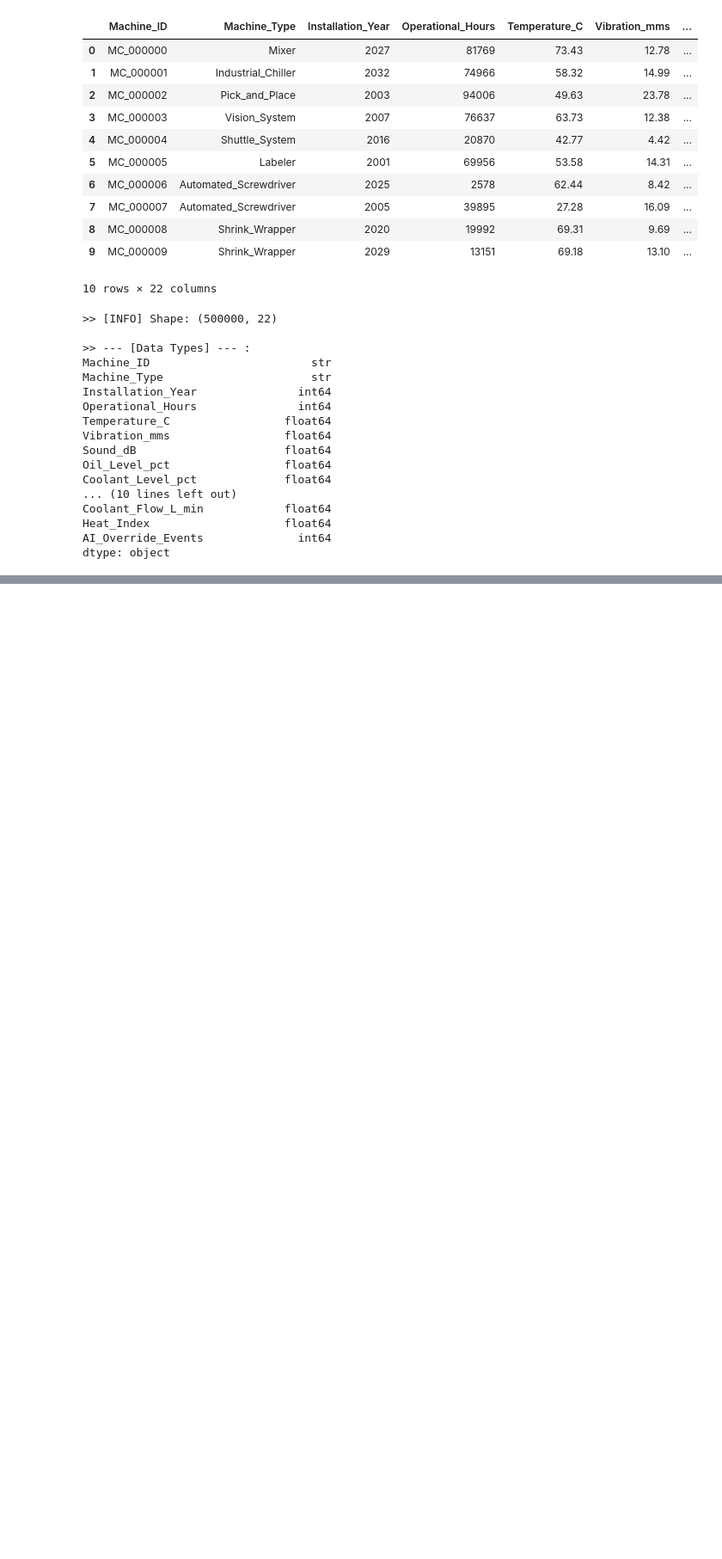
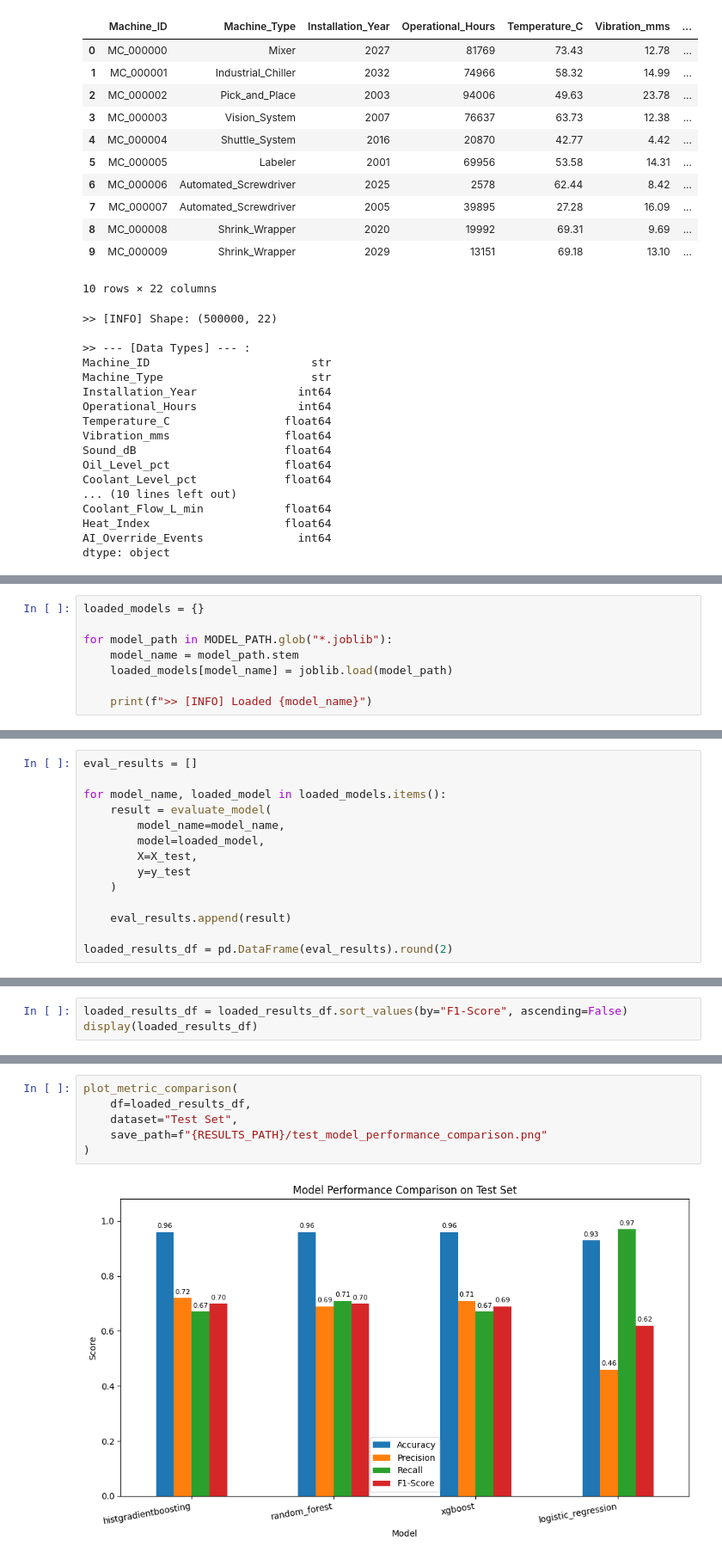
Before and after one commit to DavidF-22/ICT5101-IoT_Project, a Jupyter notebook: PartB/src/IoT_PartB_Predictive_Maintenance.ipynb, the cells around one changed output, grey strips where cells are left out. Shown at 86% size. Drawn from its saved outputs; the diff is of its cells as text; blank space fills up the shorter version.

```diff
--- a/PartB/src/IoT_PartB_Predictive_Maintenance.ipynb
+++ b/PartB/src/IoT_PartB_Predictive_Maintenance.ipynb
@@ -69,0 +510,8 @@ dtype: object
+# %%
+loaded_models = {}
+
+for model_path in MODEL_PATH.glob("*.joblib"):
+    model_name = model_path.stem
+    loaded_models[model_name] = joblib.load(model_path)
+
+    print(f">> [INFO] Loaded {model_name}")
@@ -69,0 +525,14 @@ dtype: object
+# %%
+eval_results = []
+
+for model_name, loaded_model in loaded_models.items():
+    result = evaluate_model(
+        model_name=model_name,
+        model=loaded_model,
+        X=X_test,
+        y=y_test
+    )
+
+    eval_results.append(result)
+
+loaded_results_df = pd.DataFrame(eval_results).round(2)
@@ -69,0 +541,3 @@ dtype: object
+# %%
+loaded_results_df = loaded_results_df.sort_values(by="F1-Score", ascending=False)
+display(loaded_results_df)
@@ -69,0 +550,8 @@ dtype: object
+# %%
+plot_metric_comparison(
+    df=loaded_results_df,
+    dataset="Test Set",
+    save_path=f"{RESULTS_PATH}/test_model_performance_comparison.png"
+)
+# %% [output]
+[figure, added]
```
Also changed, not shown: parts of 62 cells of this notebook.
